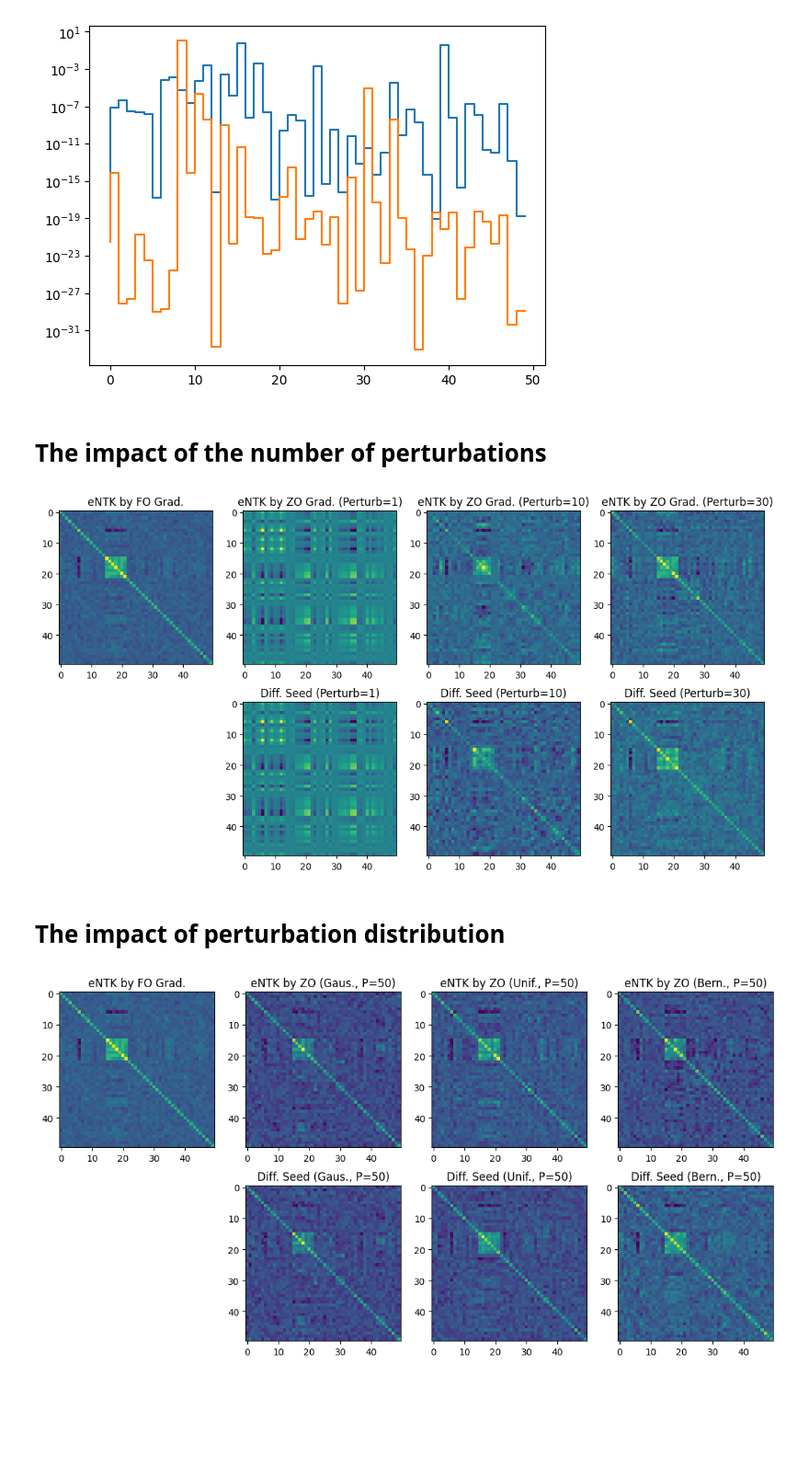
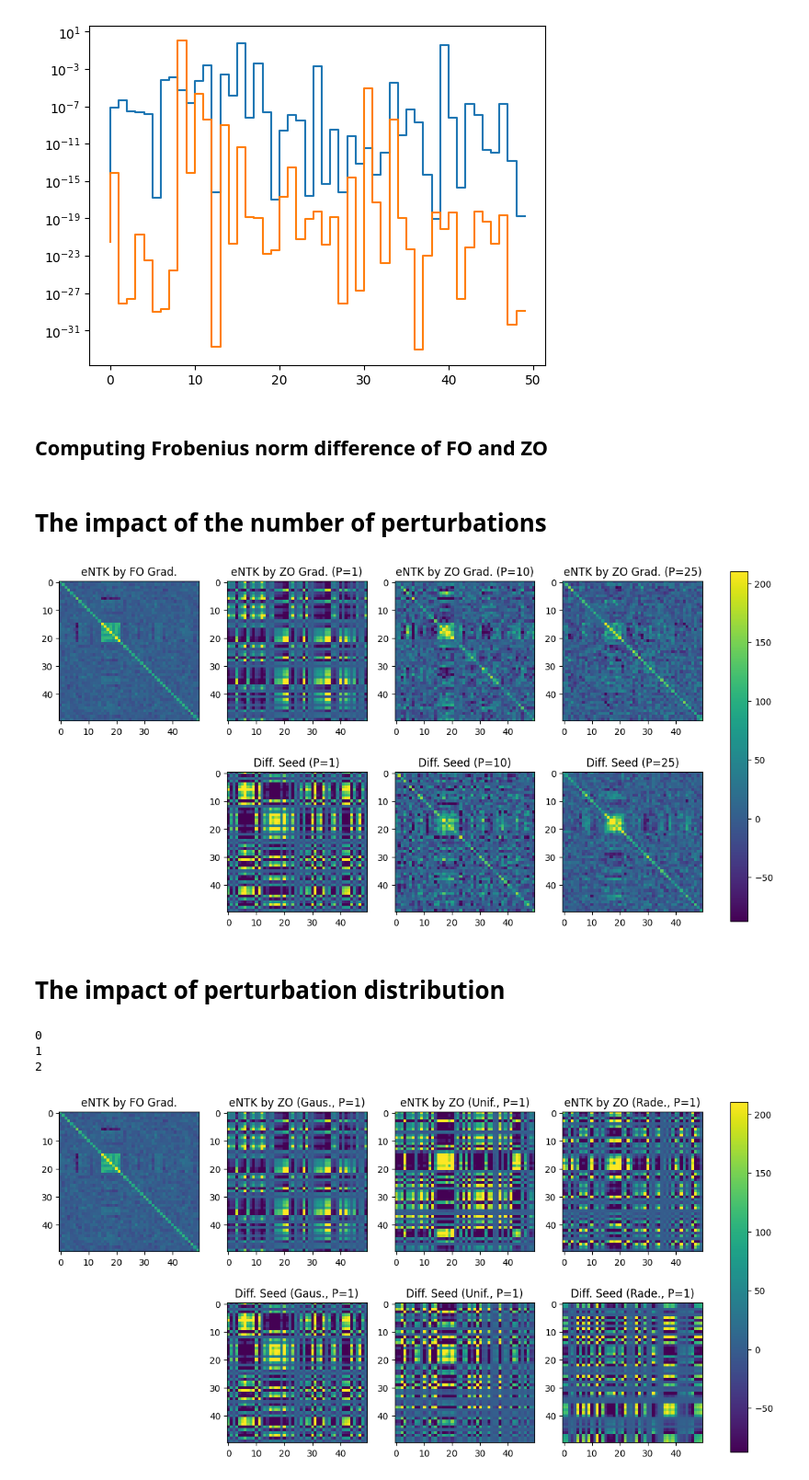
Before and after one commit to RogerRogerUSC/ZO-Learning-Dynamics, a Jupyter notebook: src/zo_dynamics/linear_func.ipynb, the cells around one changed output. Shown at 92% size. Cells and saved outputs as stored; diff of their text form; code cells hidden in the pictures; blank space fills up the shorter version.

Commit message:
Add figures and code for plotting the convergence of ZO eNTK with Different Perturbation Distributions.

```diff
--- a/src/zo_dynamics/linear_func.ipynb
+++ b/src/zo_dynamics/linear_func.ipynb
@@ -98,3 +99,5 @@ plot(zo_probs_t, zo_probs_t1)
 <Axes: >
 [figure]
 [figure]
+# %% [markdown]
+## Computing Frobenius norm difference of FO and ZO
@@ -101,52 +107,81 @@ plot(zo_probs_t, zo_probs_t1)
 # %% [markdown]
 # The impact of the number of perturbations
 # %%
+vmin = K_fo.min()
+vmax = K_fo.max()
+cmap_choice = "viridis"
+
 fig, axes = plt.subplots(2, 4, figsize=(14, 7))
-axes[0, 0].imshow(Wt_peaky @ Wt_peaky.T)
+K_fo = Wt_peaky @ Wt_peaky.T
+axes[0, 0].imshow(K_fo, cmap=cmap_choice, vmin=vmin, vmax=vmax)
 axes[0, 0].set_title("eNTK by FO Grad.")
 axes[1, 0].axis("off")
 
-for i, perturb in enumerate([1, 10, 30]):
+for i, perturb in enumerate([1, 10, 25]):
     np.random.seed(10086 + i)
     u = np.random.randn(dim_input, perturb)
-    axes[0, i + 1].imshow(Wt_peaky @ u @ u.T @ Wt_peaky.T)
-    axes[0, i + 1].set_title(f"eNTK by ZO Grad. (Perturb={perturb})")
+    K_zo = Wt_peaky @ (u @ u.T / perturb) @ Wt_peaky.T
+    im = axes[0, i + 1].imshow(K_zo, vmin=vmin, vmax=vmax, cmap=cmap_choice)
+    axes[0, i + 1].set_title(f"eNTK by ZO Grad. (P={perturb})")
 
-    np.random.seed(10086 + i * 2)
+    np.random.seed(10086 + (i + 1) * 2)
     u = np.random.randn(dim_input, perturb)
-    axes[1, i + 1].imshow(Wt_peaky @ u @ u.T @ Wt_peaky.T)
-    axes[1, i + 1].set_title(f"Diff. Seed (Perturb={perturb})")
+    K_zo = Wt_peaky @ (u @ u.T / perturb) @ Wt_peaky.T
+    im = axes[1, i + 1].imshow(K_zo, vmin=vmin, vmax=vmax, cmap=cmap_choice)
+    axes[1, i + 1].set_title(f"Diff. Seed (P={perturb})")
+
+fig.colorbar(im, ax=axes, fraction=0.046, pad=0.04)
+
+plt.savefig("figures/eNTK_pert.pdf", format="pdf")
 # %% [output]
-[figure, old version]
+[figure, new version]
 # %% [markdown]
 # The impact of perturbation distribution
 # %%
+PERT = 1
+vmin = K_fo.min()
+vmax = K_fo.max()
+cmap_choice = "viridis"
+
 fig, axes = plt.subplots(2, 4, figsize=(14, 7))
-axes[0, 0].imshow(Wt_peaky @ Wt_peaky.T)
+K_fo = Wt_peaky @ Wt_peaky.T
+axes[0, 0].imshow(K_fo, cmap=cmap_choice, vmin=vmin, vmax=vmax)
 axes[0, 0].set_title("eNTK by FO Grad.")
 axes[1, 0].axis("off")
 
-PERT = 50
-
-for i, dist in enumerate(["Gaus.", "Unif.", "Bern."]):
+for i, dist in enumerate(["Gaus.", "Unif.", "Rade."]):
+    print(i)
     np.random.seed(10086 + i)
     if dist == "Gaus.":
         u = np.random.randn(dim_input, PERT)
     elif dist == "Unif.":
-        u = np.random.uniform(-1, 1, size=(dim_input, PERT))
-    elif dist == "Bern.":
+        u = np.random.uniform(-1, 1, size=(dim_input, PERT)) * np.sqrt(3)
+    elif dist == "Rade.":
         u = np.random.choice([-1, 1], size=(dim_input, PERT))
-    axes[0, i + 1].imshow(Wt_peaky @ u @ u.T @ Wt_peaky.T)
+    K_zo = Wt_peaky @ (u @ u.T / PERT) @ Wt_peaky.T
+    im = axes[0, i + 1].imshow(K_zo, vmin=vmin, vmax=vmax, cmap=cmap_choice)
     axes[0, i + 1].set_title(f"eNTK by ZO ({dist}, P={PERT})")
+    # frobenius_norm = compute_frobenius(K_fo=K_fo, K_zo=K_zo)
+    # print(f"{dist}: frob_norm={frobenius_norm:.2f}")
 
-    np.random.seed(10086 + i * 3)
+    np.random.seed(10086 + (i + 1) * 2)
     if dist == "Gaus.":
         u = np.random.randn(dim_input, PERT)
     elif dist == "Unif.":
-        u = np.random.uniform(-1, 1, size=(dim_input, PERT))
-    elif dist == "Bern.":
+        u = np.random.uniform(-1, 1, size=(dim_input, PERT)) * np.sqrt(3)
+    elif dist == "Rade.":
         u = np.random.choice([-1, 1], size=(dim_input, PERT))
-    axes[1, i + 1].imshow(Wt_peaky @ u @ u.T @ Wt_peaky.T)
+    K_zo = Wt_peaky @ (u @ u.T / PERT) @ Wt_peaky.T
+    im = axes[1, i + 1].imshow(K_zo, vmin=vmin, vmax=vmax, cmap=cmap_choice)
     axes[1, i + 1].set_title(f"Diff. Seed ({dist}, P={PERT})")
+    # frobenius_norm = compute_frobenius(K_fo=K_fo, K_zo=K_zo)
+    # print(f"{dist}: frob_norm={frobenius_norm:.2f}")
+
+fig.colorbar(im, ax=axes, fraction=0.046, pad=0.04)
+
+plt.savefig(f"figures/eNTK_dist_P{PERT}.pdf", format="pdf")
 # %% [output]
+0
+1
+2
-[figure, old version]
+[figure, new version]
```
Also changed, not shown: parts of 3 cells of this notebook, 6 other files.
